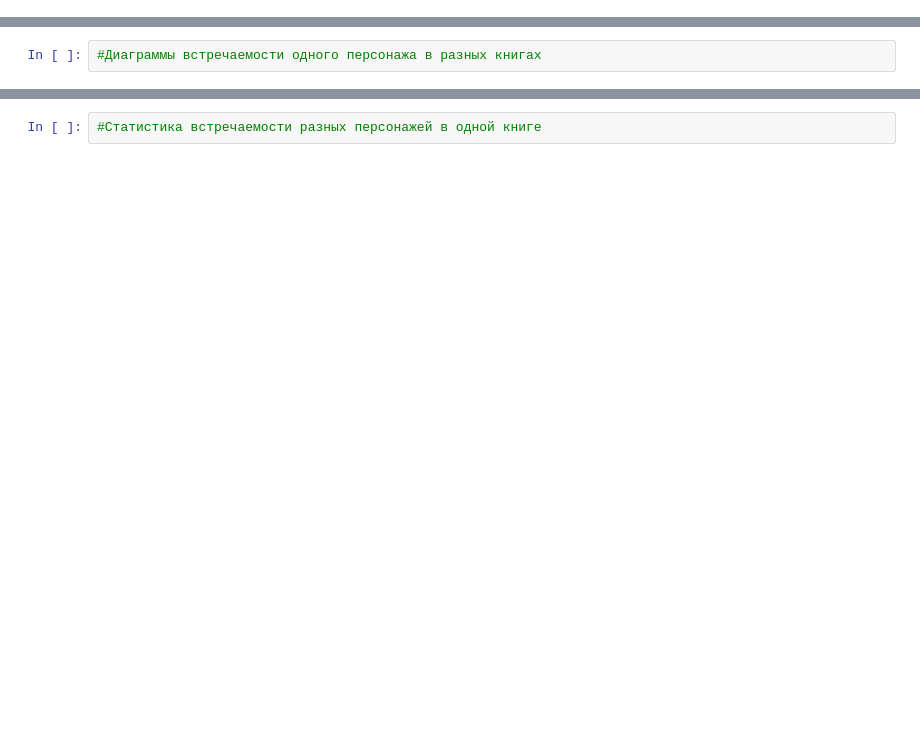
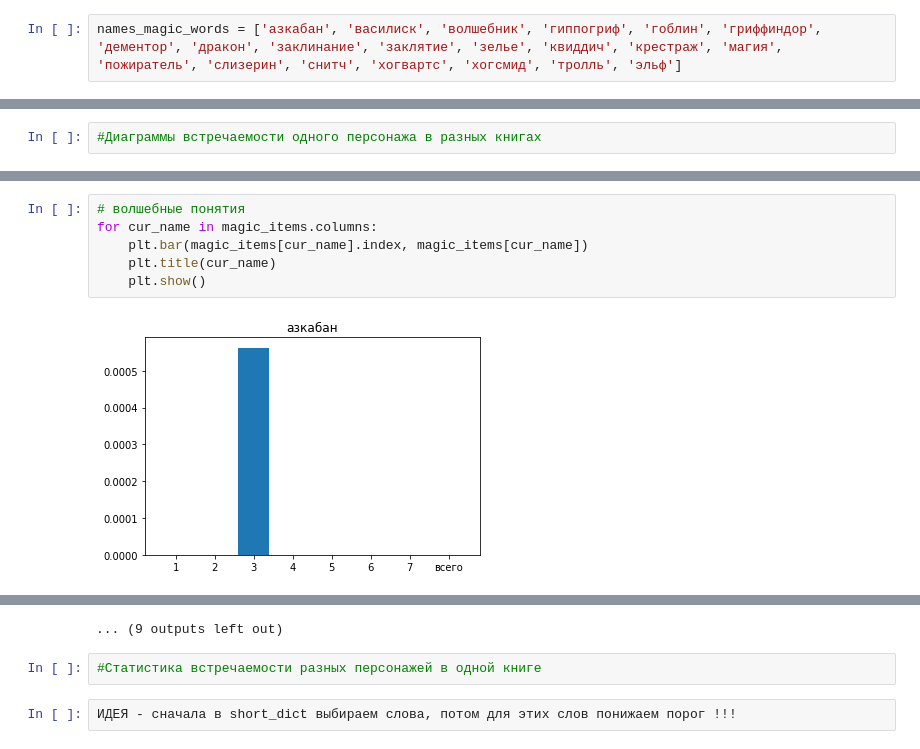
Before and after one commit to Derinhelm/Harry_Potter_statistics, a Jupyter notebook: Diagrams.ipynb, the cells around one changed output, grey strips where cells are left out. Cells and saved outputs as stored; diff of their text form; blank space fills up the shorter version.

```diff
--- a/Diagrams.ipynb
+++ b/Diagrams.ipynb
@@ -299,0 +301,2 @@ for cur_it in names_items:
+# %%
+names_magic_words = ['азкабан', 'василиск', 'волшебник', 'гиппогриф', 'гоблин', 'гриффиндор', 'дементор', 'дракон', 'заклинание', 'заклятие', 'зелье', 'квиддич', 'крестраж', 'магия', 'пожиратель', 'слизерин', 'снитч', 'хогвартс', 'хогсмид', 'тролль', 'эльф']
@@ -341,0 +359,8 @@ for cur_name in items.columns:
+# %%
+# волшебные понятия
+for cur_name in magic_items.columns:
+    plt.bar(magic_items[cur_name].index, magic_items[cur_name])
+    plt.title(cur_name)
+    plt.show()
+# %% [output]
+[figure, added]
@@ -342,5 +378,8 @@ for cur_name in items.columns:
+... (9 outputs left out)
 # %%
 #Статистика встречаемости разных персонажей в одной книге
+# %%
+ИДЕЯ - сначала в short_dict выбираем слова, потом для этих слов понижаем порог !!!
 # %%
 #персонажи
 for i in range(len(pers) - 1):
```
Also changed, not shown: parts of 23 cells of this notebook, 1 other file.
